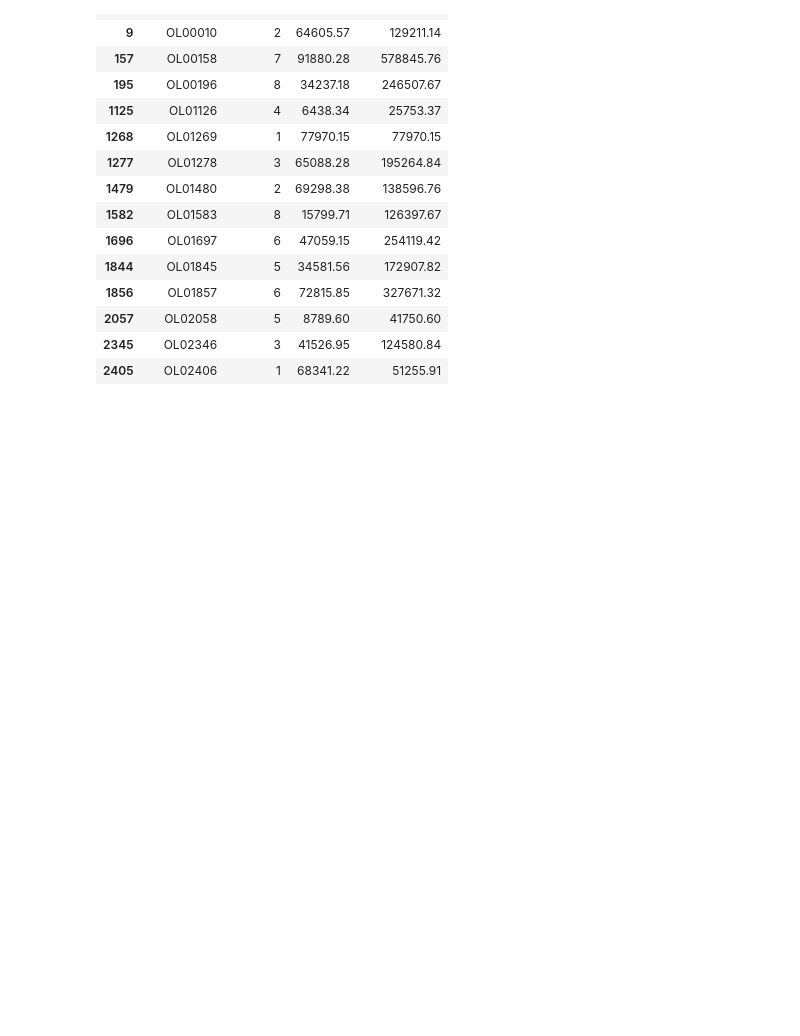
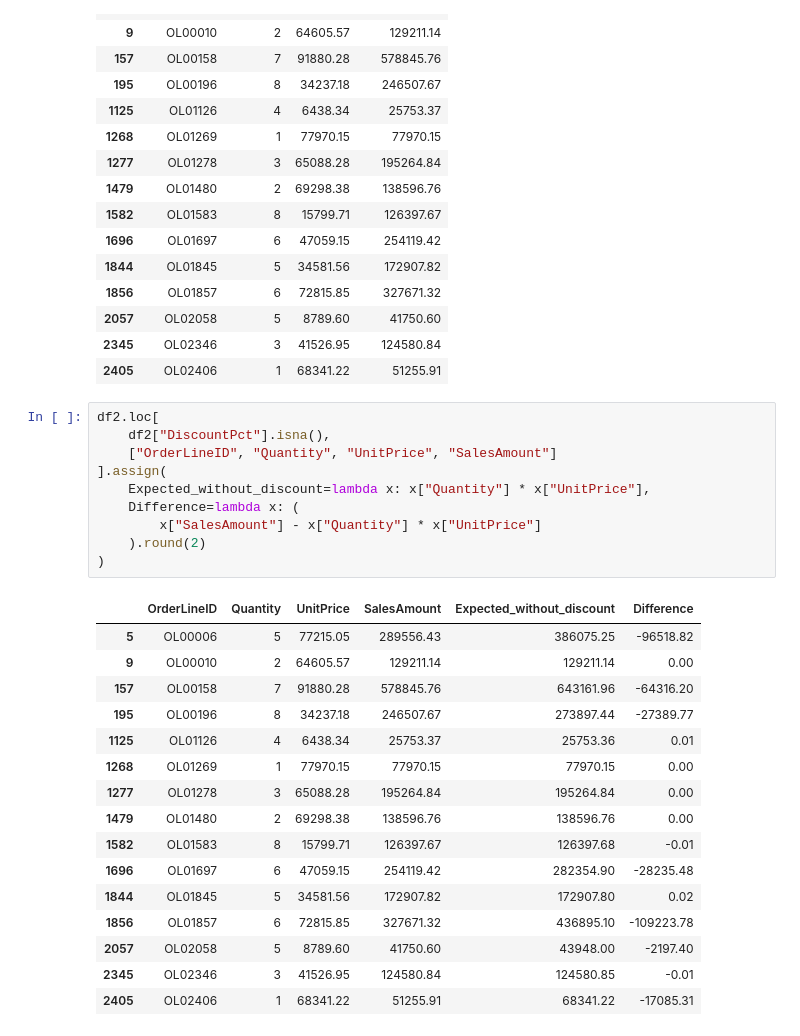
Before and after one commit to esthermaina36/novamart-retail-analysis, a Jupyter notebook: notebook/novaretail.ipynb, the cells around one changed output. Drawn from its saved outputs; the diff is of its cells as text; blank space fills up the shorter version.

```diff
--- a/notebook/novaretail.ipynb
+++ b/notebook/novaretail.ipynb
@@ -394,3 +392,30 @@ df2.loc[
 | 2057 | OL02058 | 5 | 8789.60 | 41750.60 |
 | 2345 | OL02346 | 3 | 41526.95 | 124580.84 |
 | 2405 | OL02406 | 1 | 68341.22 | 51255.91 |
+# %%
+df2.loc[
+    df2["DiscountPct"].isna(),
+    ["OrderLineID", "Quantity", "UnitPrice", "SalesAmount"]
+].assign(
+    Expected_without_discount=lambda x: x["Quantity"] * x["UnitPrice"],
+    Difference=lambda x: (
+        x["SalesAmount"] - x["Quantity"] * x["UnitPrice"]
+    ).round(2)
+)
+# %% [output]
+|  | OrderLineID | Quantity | UnitPrice | SalesAmount | Expected_without_discount | Difference |
+| 5 | OL00006 | 5 | 77215.05 | 289556.43 | 386075.25 | -96518.82 |
+| 9 | OL00010 | 2 | 64605.57 | 129211.14 | 129211.14 | 0.00 |
+| 157 | OL00158 | 7 | 91880.28 | 578845.76 | 643161.96 | -64316.20 |
+| 195 | OL00196 | 8 | 34237.18 | 246507.67 | 273897.44 | -27389.77 |
+| 1125 | OL01126 | 4 | 6438.34 | 25753.37 | 25753.36 | 0.01 |
+| 1268 | OL01269 | 1 | 77970.15 | 77970.15 | 77970.15 | 0.00 |
+| 1277 | OL01278 | 3 | 65088.28 | 195264.84 | 195264.84 | 0.00 |
+| 1479 | OL01480 | 2 | 69298.38 | 138596.76 | 138596.76 | 0.00 |
+| 1582 | OL01583 | 8 | 15799.71 | 126397.67 | 126397.68 | -0.01 |
+| 1696 | OL01697 | 6 | 47059.15 | 254119.42 | 282354.90 | -28235.48 |
+| 1844 | OL01845 | 5 | 34581.56 | 172907.82 | 172907.80 | 0.02 |
+| 1856 | OL01857 | 6 | 72815.85 | 327671.32 | 436895.10 | -109223.78 |
+| 2057 | OL02058 | 5 | 8789.60 | 41750.60 | 43948.00 | -2197.40 |
+| 2345 | OL02346 | 3 | 41526.95 | 124580.84 | 124580.85 | -0.01 |
+| 2405 | OL02406 | 1 | 68341.22 | 51255.91 | 68341.22 | -17085.31 |
```
Also changed, not shown: parts of 31 cells of this notebook, 2 other files.
